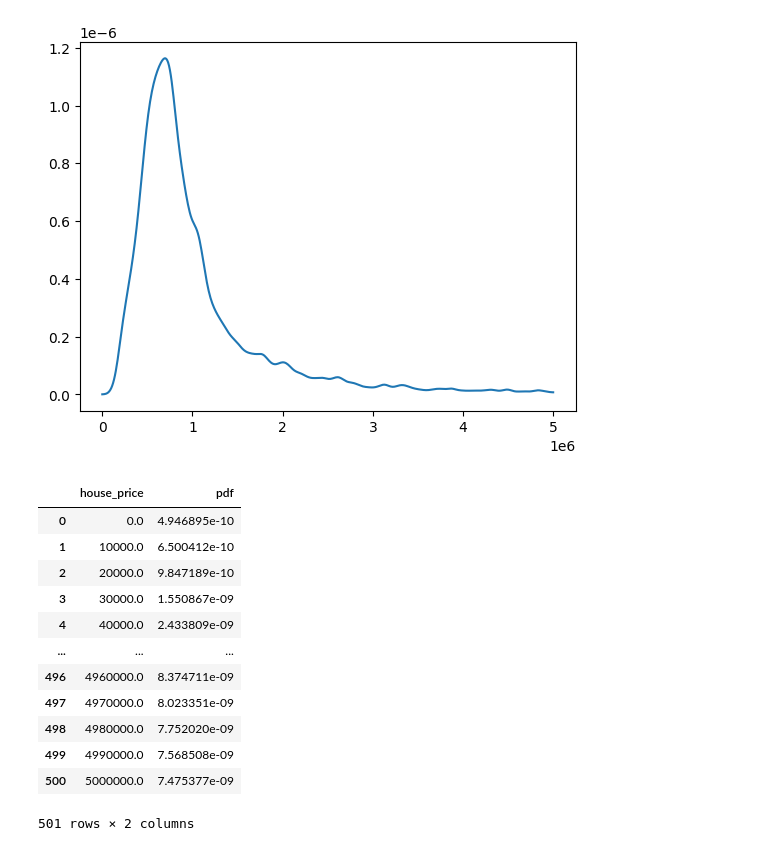
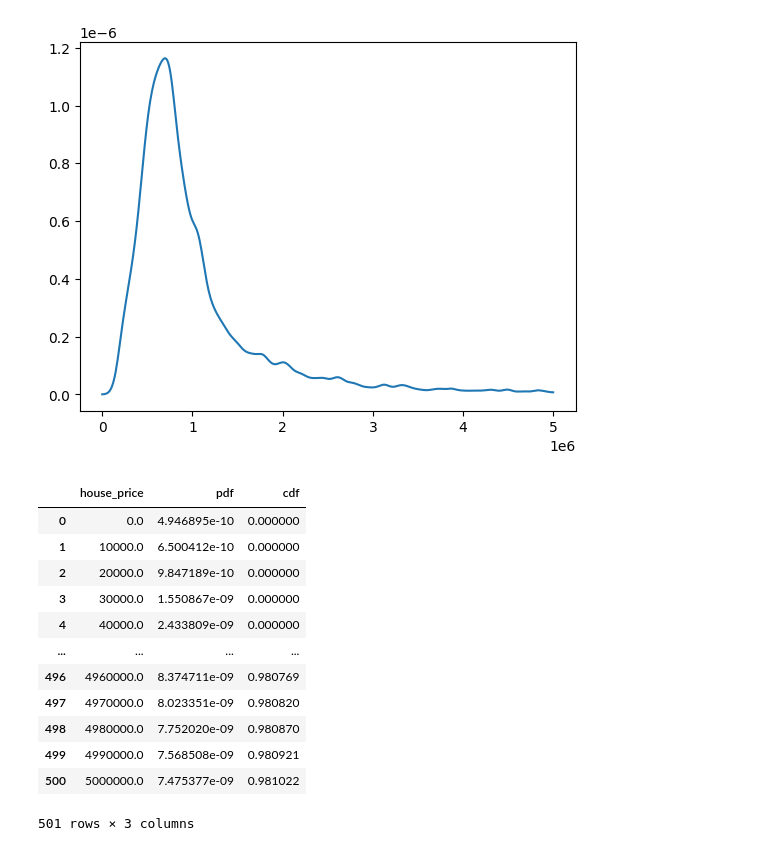
Before and after one commit to boston-price-dynamics/fp2, a Jupyter notebook: preprocess_data/interpolate_incomes.ipynb, the cells around one changed output. Drawn from its saved outputs; the diff is of its cells as text; code cells hidden in the pictures.

```diff
--- a/preprocess_data/interpolate_incomes.ipynb
+++ b/preprocess_data/interpolate_incomes.ipynb
@@ -179,21 +179,21 @@ plt.plot(hxs, hys3)
 [<matplotlib.lines.Line2D at 0x...>]
 [figure]
 # %%
-hdf = pd.DataFrame({'house_price': hxs, 'pdf': hys3})
+hdf = pd.DataFrame({'house_price': hxs, 'pdf': hys3, 'cdf': hcdf})
 hdf
 # %% [output]
-|  | house_price | pdf |
-| 0 | 0.0 | 4.946895e-10 |
-| 1 | 10000.0 | 6.500412e-10 |
-| 2 | 20000.0 | 9.847189e-10 |
-| 3 | 30000.0 | 1.550867e-09 |
-| 4 | 40000.0 | 2.433809e-09 |
-| ... | ... | ... |
-| 496 | 4960000.0 | 8.374711e-09 |
-| 497 | 4970000.0 | 8.023351e-09 |
-| 498 | 4980000.0 | 7.752020e-09 |
-| 499 | 4990000.0 | 7.568508e-09 |
-| 500 | 5000000.0 | 7.475377e-09 |
+|  | house_price | pdf | cdf |
+| 0 | 0.0 | 4.946895e-10 | 0.000000 |
+| 1 | 10000.0 | 6.500412e-10 | 0.000000 |
+| 2 | 20000.0 | 9.847189e-10 | 0.000000 |
+| 3 | 30000.0 | 1.550867e-09 | 0.000000 |
+| 4 | 40000.0 | 2.433809e-09 | 0.000000 |
+| ... | ... | ... | ... |
+| 496 | 4960000.0 | 8.374711e-09 | 0.980769 |
+| 497 | 4970000.0 | 8.023351e-09 | 0.980820 |
+| 498 | 4980000.0 | 7.752020e-09 | 0.980870 |
+| 499 | 4990000.0 | 7.568508e-09 | 0.980921 |
+| 500 | 5000000.0 | 7.475377e-09 | 0.981022 |
-501 rows × 2 columns
+501 rows × 3 columns
 # %%
 hdf.to_csv("house_dist.csv")
```
Also changed, not shown: 1 other file.
